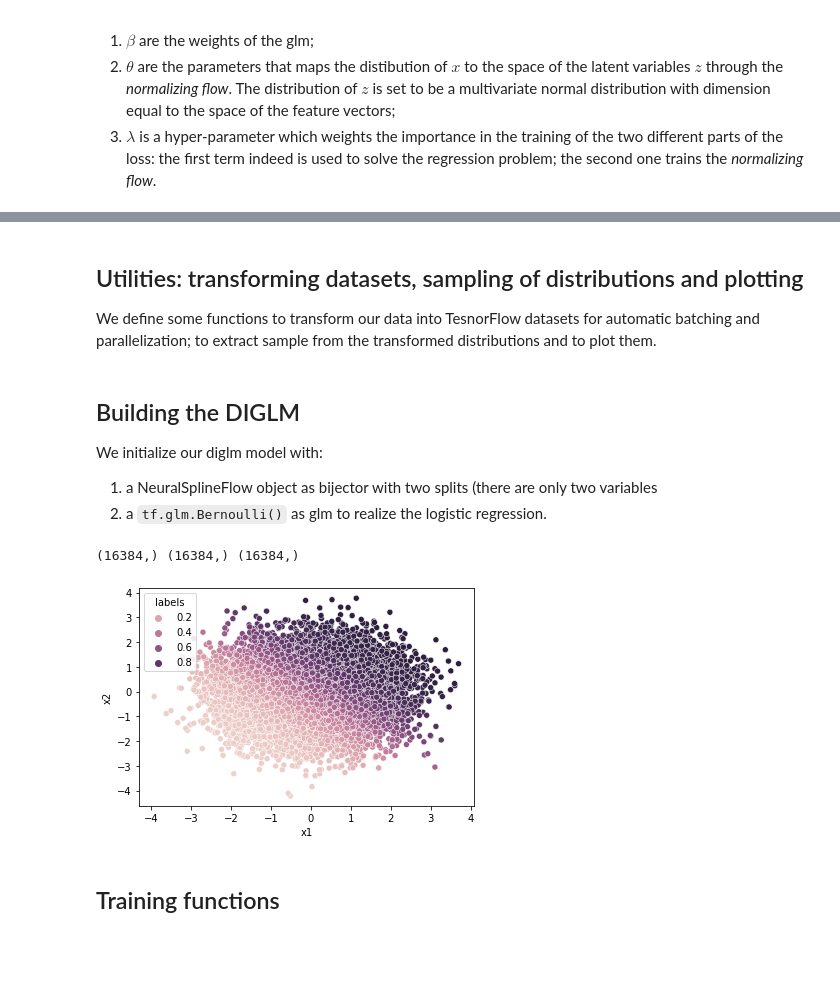
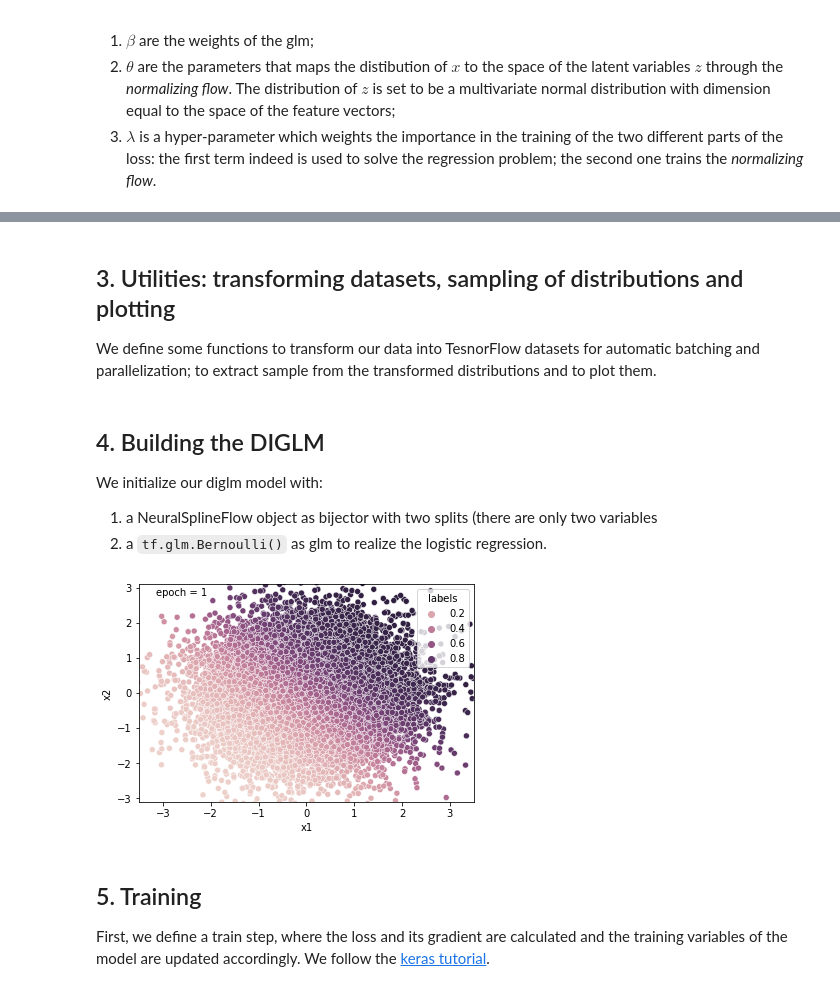
Before and after one commit to MarcoRiggirello/diglm, a Jupyter notebook: docs/source/notebooks/diglm_nb.ipynb, the cells around one changed output, grey strips where cells are left out. Saved outputs shown, nothing was run; the diff lists cells and outputs as text; code cells hidden in the pictures; blank space fills up the shorter version.

```diff
--- a/docs/source/notebooks/diglm_nb.ipynb
+++ b/docs/source/notebooks/diglm_nb.ipynb
@@ -82,5 +82,5 @@ sns.scatterplot(data=df, x='x1', y='x2', hue='labels')
 # %% [markdown]
-## Utilities: transforming datasets, sampling of distributions and plotting
+## 3. Utilities: transforming datasets, sampling of distributions and plotting
 
 We define some functions to transform our data into TesnorFlow datasets for automatic batching and parallelization; to extract sample from the transformed distributions and to plot them.
 # %%
@@ -109,13 +109,28 @@ def sampling(size=1000):
     x1 = np.concatenate(x1)
     x2 = np.concatenate(x2)
     mean = np.concatenate(mean_sample.numpy().T)
-    print(x1.shape, x2.shape, mean.shape)
     return mean, x1, x2
+
+def plot(name, counter=None):
+    """
+    plotting function that gets some samples from the norm. flow
+    inverse distribution and the calculated response and plots it.
+    """
+    mean, x1, x2 = sampling(size=DATASET_SIZE)
+    ex_df = pd.DataFrame(np.stack((mean, x1, x2), axis=1),
+                         columns=['labels', 'x1', 'x2'])
+    ax = sns.scatterplot(data=ex_df, x='x1', y='x2', hue='labels')
+    ax.set_xlim(-3.5, 3.5)
+    ax.set_ylim(-3.1, 3.1)
+    if counter is not None: # used to track the training epoch
+        plt.text(0.9*(-3.5), 0.9*3.1, f'epoch = {counter}')
+    plt.savefig(name)
+    plt.show()
 
 bandiera = to_tf_dataset(df, ['x1', 'x2'], batch_size=BATCH_SIZE)
 bandiera_l = to_tf_dataset(df, ['labels'], dtype='int32', batch_size=BATCH_SIZE)
 # %% [markdown]
-## Building the DIGLM
+## 4. Building the DIGLM
 
 We initialize our diglm model with:
 
@@ -124,32 +139,27 @@ We initialize our diglm model with:
 # %%
 my_glm = glm.Bernoulli()
 neural_spline_flow = NSF(splits=2)
 diglm = DIGLM(neural_spline_flow, my_glm, 2)
 
 train_dict = [{'labels': batch_l,
               'features': batch_ft}
               for batch_l, batch_ft in zip(bandiera_l, bandiera)]
 
 trans_distr = tfd.TransformedDistribution(distribution=tfd.MultivariateNormalDiag(
                     loc=zeros([diglm.num_features]),
                     scale_diag=ones([diglm.num_features])
                 ),
                 bijector=diglm.bijector)
 
-def plot(name):
-    mean, x1, x2 = sampling(size=DATASET_SIZE)
-    ex_df = pd.DataFrame(np.stack((mean, x1, x2), axis=1),
-                         columns=['labels', 'x1', 'x2'])
-    sns.scatterplot(data=ex_df, x='x1', y='x2', hue='labels')
-    plt.savefig(name)
-    plt.show()
-
-plot('my_fig.png')
+# let's visualize a sample from the inverse distribution of the bijector
+# before training.
+plot('my_fig.png', counter=1)
 # %% [output]
-(16384,) (16384,) (16384,)
-[figure, old version]
+[figure, new version]
-# %% [markdown]
-## Training functions
+# %% [markdown]
+## 5. Training
+
+First, we define a train step, where the loss and its gradient are calculated and the training variables of the model are updated accordingly. We follow the [keras tutorial](https://www.tensorflow.org/guide/keras/writing_a_training_loop_from_scratch).
 # %%
 @tf.function
 def train_step(optimizer, target_sample, weight=.1):
```
Also changed, not shown: parts of 9 cells of this notebook, 11 other files.
